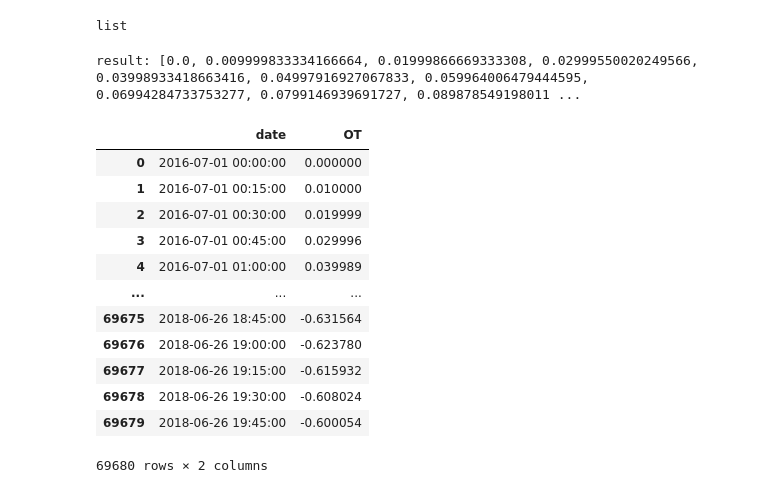
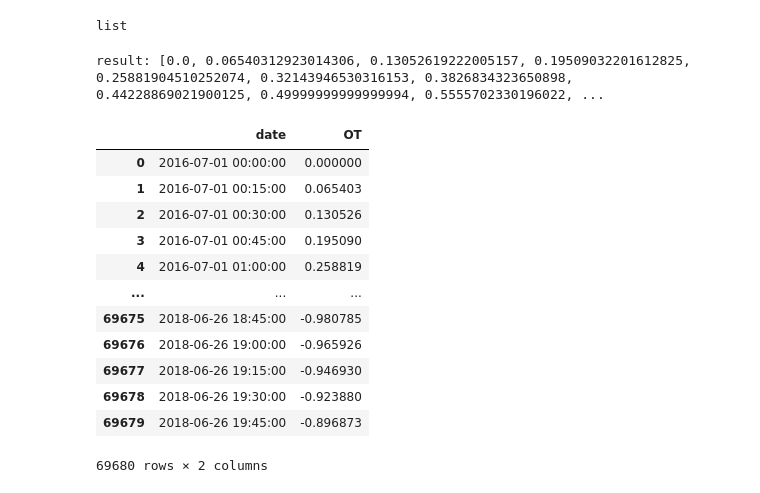
Before and after one commit to LiSiruiRay/Autoformer, a Jupyter notebook: pure_sin_generate.ipynb, the cells around one changed output. Cells and saved outputs as stored; diff of their text form; code cells hidden in the pictures.

```diff
--- a/pure_sin_generate.ipynb
+++ b/pure_sin_generate.ipynb
@@ -41,19 +41,19 @@ def generate_stationary_data(generate_function, length: int, data_path:str):
     cut_df.to_csv(data_path, index=False) #'dataset/self_made/sin_on_line_10k.csv'
     return cut_df
 # %%
-generate_stationary_data(generate_sine_points, 69680, 'dataset/self_made/stationary_data.csv')
+generate_stationary_data(generate_sine_points, 69680, 'dataset/self_made/stationary_data_p1000.csv')
 # %% [output]
-result: [0.0, 0.009999833334166664, 0.01999866669333308, 0.02999550020249566, 0.03998933418663416, 0.04997916927067833, 0.059964006479444595, 0.06994284733753277, 0.0799146939691727, 0.089878549198011 ...
+result: [0.0, 0.06540312923014306, 0.13052619222005157, 0.19509032201612825, 0.25881904510252074, 0.32143946530316153, 0.3826834323650898, 0.44228869021900125, 0.49999999999999994, 0.5555702330196022, ...
 |  | date | OT |
 | 0 | 2016-07-01 00:00:00 | 0.000000 |
-| 1 | 2016-07-01 00:15:00 | 0.010000 |
-| 2 | 2016-07-01 00:30:00 | 0.019999 |
-| 3 | 2016-07-01 00:45:00 | 0.029996 |
-| 4 | 2016-07-01 01:00:00 | 0.039989 |
+| 1 | 2016-07-01 00:15:00 | 0.065403 |
+| 2 | 2016-07-01 00:30:00 | 0.130526 |
+| 3 | 2016-07-01 00:45:00 | 0.195090 |
+| 4 | 2016-07-01 01:00:00 | 0.258819 |
 | ... | ... | ... |
-| 69675 | 2018-06-26 18:45:00 | -0.631564 |
-| 69676 | 2018-06-26 19:00:00 | -0.623780 |
-| 69677 | 2018-06-26 19:15:00 | -0.615932 |
-| 69678 | 2018-06-26 19:30:00 | -0.608024 |
-| 69679 | 2018-06-26 19:45:00 | -0.600054 |
+| 69675 | 2018-06-26 18:45:00 | -0.980785 |
+| 69676 | 2018-06-26 19:00:00 | -0.965926 |
+| 69677 | 2018-06-26 19:15:00 | -0.946930 |
+| 69678 | 2018-06-26 19:30:00 | -0.923880 |
+| 69679 | 2018-06-26 19:45:00 | -0.896873 |
 69680 rows × 2 columns
```
Also changed, not shown: 1 other file.
